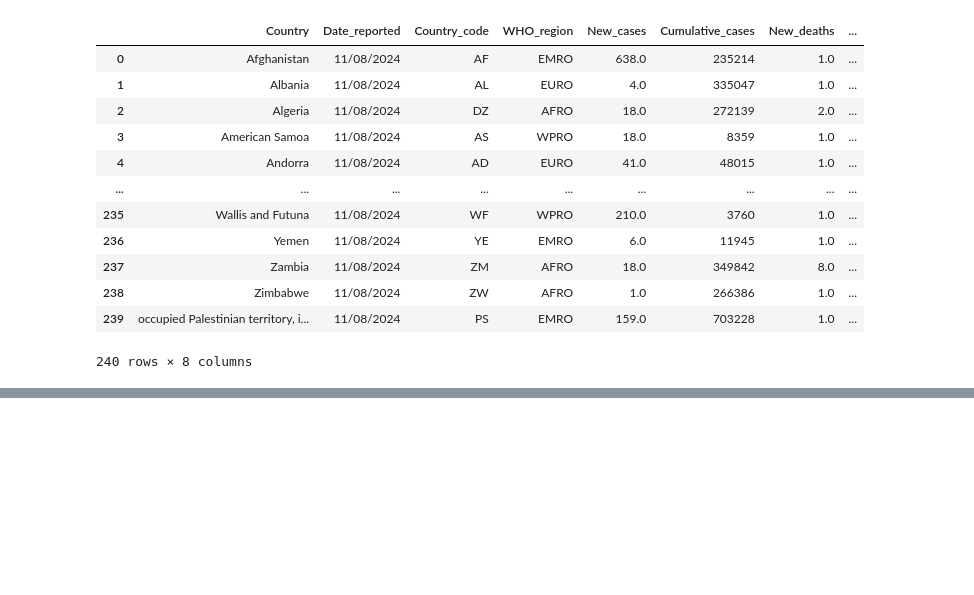
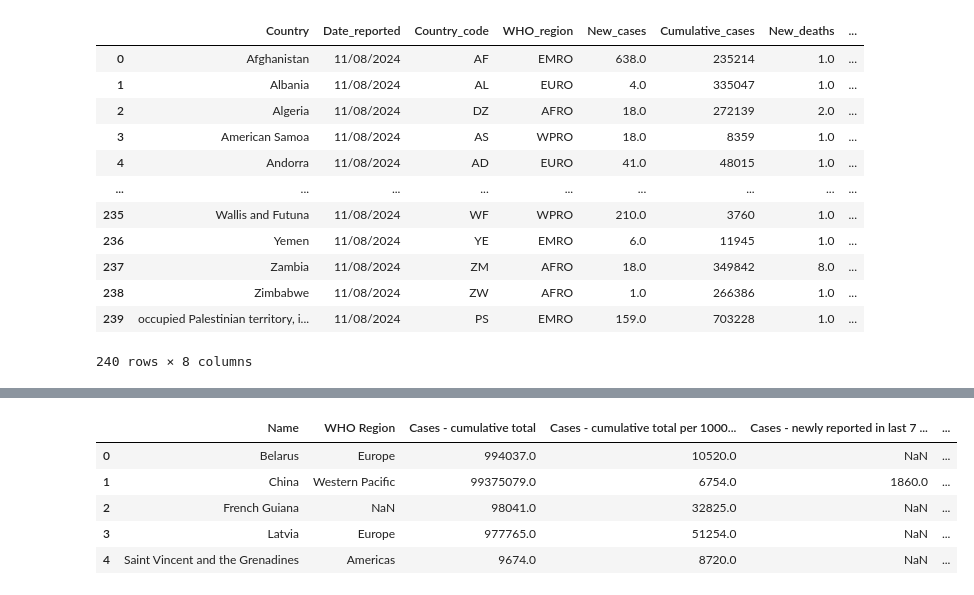
Before and after one commit to GuilhermeAugustox/COVID-DailyAnalysis-2020-2024, a Jupyter notebook: Analise.ipynb, the cells around one changed output, grey strips where cells are left out. Cells and saved outputs as stored; diff of their text form; code cells hidden in the pictures; blank space fills up the shorter version.

```diff
--- a/Analise.ipynb
+++ b/Analise.ipynb
@@ -104,0 +118,9 @@ Name: Country, Length: 240, dtype: object
+# %%
+df.head()
+# %% [output]
+|  | Name | WHO Region | Cases - cumulative total | Cases - cumulative total per 1000... | Cases - newly reported in last 7 ... | ... |
+| 0 | Belarus | Europe | 994037.0 | 10520.0 | NaN | ... |
+| 1 | China | Western Pacific | 99375079.0 | 6754.0 | 1860.0 | ... |
+| 2 | French Guiana | NaN | 98041.0 | 32825.0 | NaN | ... |
+| 3 | Latvia | Europe | 977765.0 | 51254.0 | NaN | ... |
+| 4 | Saint Vincent and the Grenadines | Americas | 9674.0 | 8720.0 | NaN | ... |
```
Also changed, not shown: parts of 16 cells of this notebook, 1 other file.
